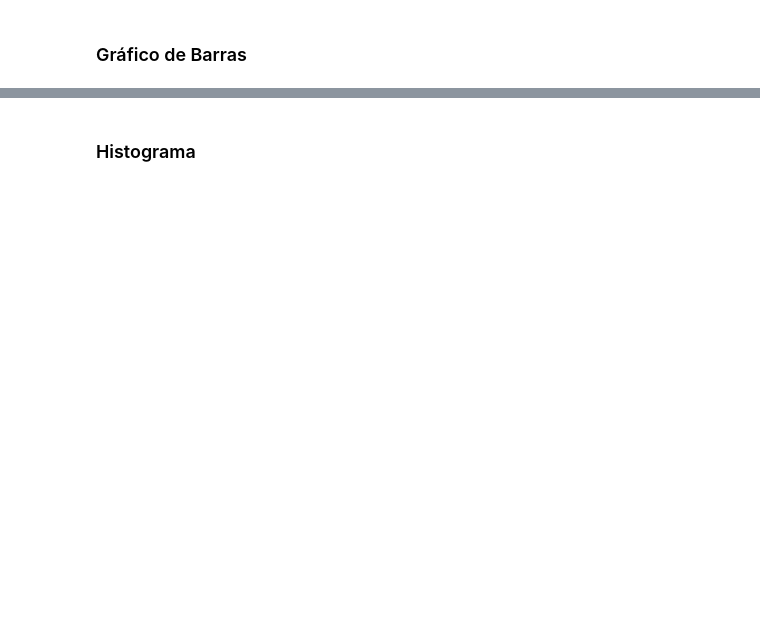
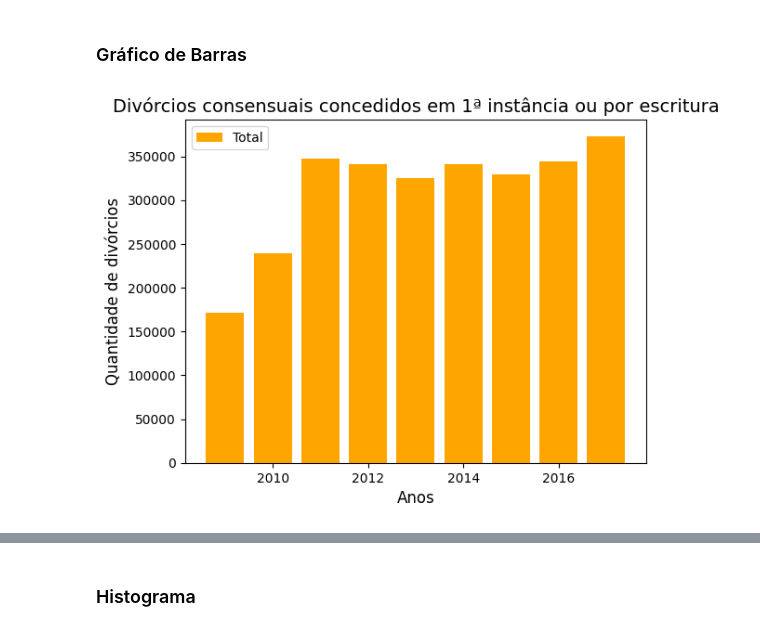
Before and after one commit to tmoura/softexIA, a Jupyter notebook: 15_Visualizacao_de_Dados.ipynb, the cells around one changed output, grey strips where cells are left out. Cells and saved outputs as stored; diff of their text form; code cells hidden in the pictures; blank space fills up the shorter version.

```diff
--- a/15_Visualizacao_de_Dados.ipynb
+++ b/15_Visualizacao_de_Dados.ipynb
@@ -24,15 +26,17 @@ plt.tick_params(axis='both', labelsize=10)
 # %%
 anos = [2009, 2010, 2011, 2012, 2013, 2014, 2015, 2016, 2017]
 divorcios = [171747, 239070, 347583, 341600, 324921, 341181, 328960, 344526, 373216]
 
-plt.bar(anos, divorcios, label='Total',color='red')
+plt.bar(anos, divorcios, label='Total',color='orange')
 
 plt.title('Divórcios consensuais concedidos em 1ª instância ou por escritura', fontsize=14)
 plt.xlabel('Anos', fontsize=12)
 plt.ylabel('Quantidade de divórcios', fontsize=12)
 plt.legend()
 
 plt.tick_params(axis='both', labelsize=10)
+# %% [output]
+[figure, added]
 # %%
 x = [2, 4, 6, 8, 10]
 y = [6, 7, 8, 2, 4]
```
Also changed, not shown: parts of 20 cells of this notebook.
